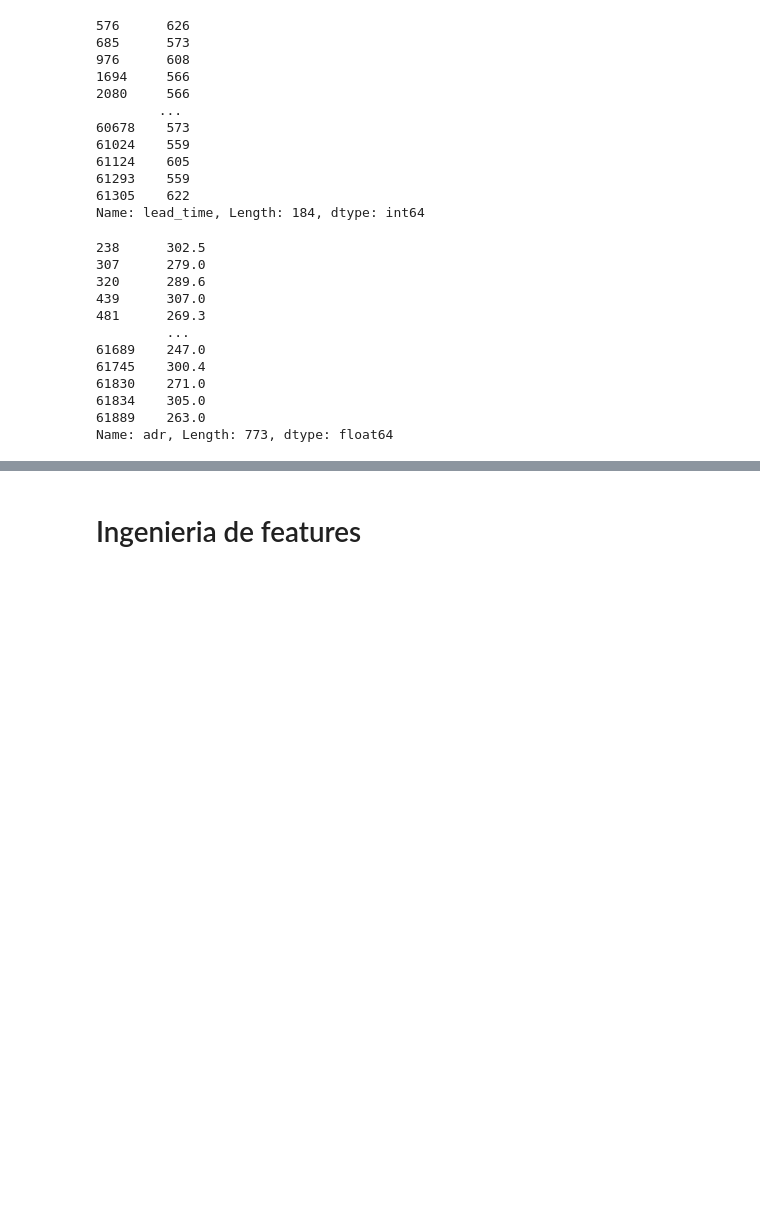
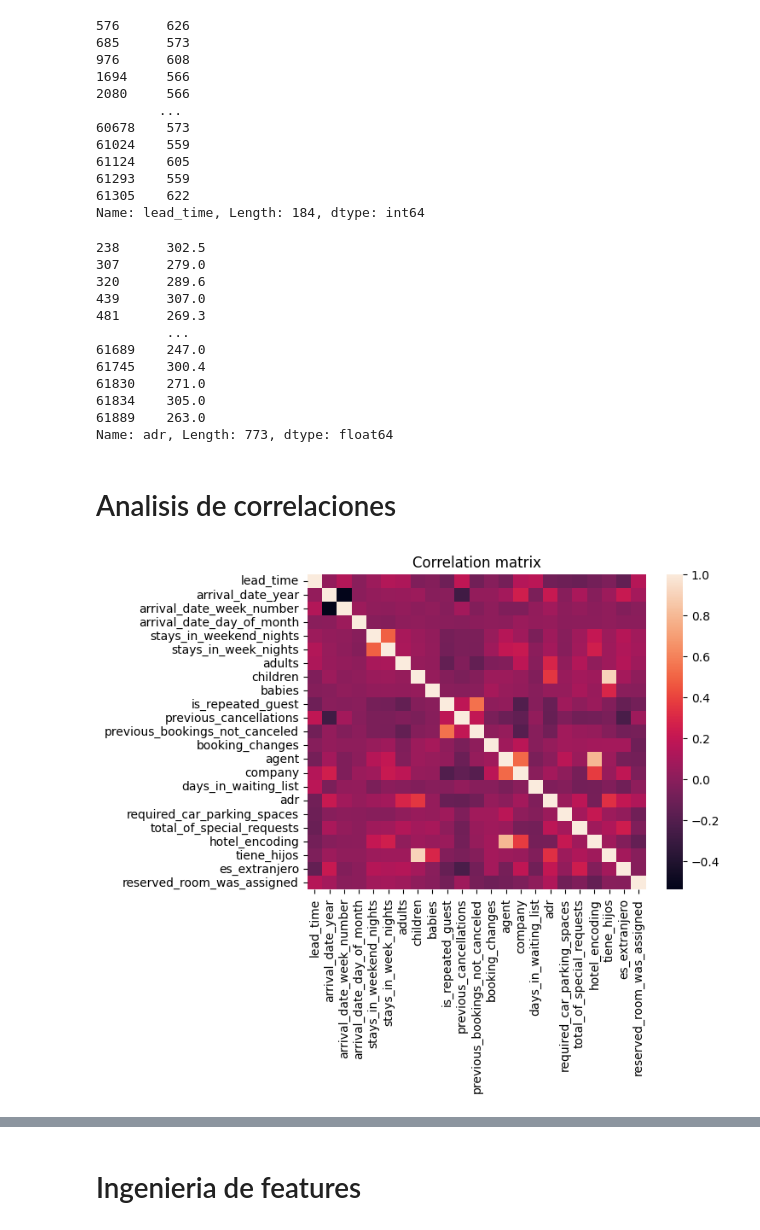
Before and after one commit to LuchoLorenzo1/7506R-1C2023-GRUPO19, a Jupyter notebook: checkpoint1/7506R_TP1_GRUPO19_CH1_ENTREGA.ipynb, the cells around one changed output, grey strips where cells are left out. Saved outputs shown, nothing was run; the diff lists cells and outputs as text; code cells hidden in the pictures; blank space fills up the shorter version.

Commit message:
Correccion checkpoint 1: analisis de correlaciones

```diff
--- a/checkpoint1/7506R_TP1_GRUPO19_CH1_ENTREGA.ipynb
+++ b/checkpoint1/7506R_TP1_GRUPO19_CH1_ENTREGA.ipynb
@@ -1039,3 +1005,12 @@ df[np.abs(z_score(df['adr'])) > 3]['adr']
 61834    305.0
 61889    263.0
 Name: adr, Length: 773, dtype: float64
+# %% [markdown]
+# Analisis de correlaciones
+# %%
+corr_matrix = df.drop("is_canceled", axis=1).corr(numeric_only=True)
+sns.heatmap(corr_matrix, annot=False)
+plt.title('Correlation matrix')
+plt.show()
+# %% [output]
+[figure, added]
```
Also changed, not shown: parts of 14 cells of this notebook, 1 other file.
